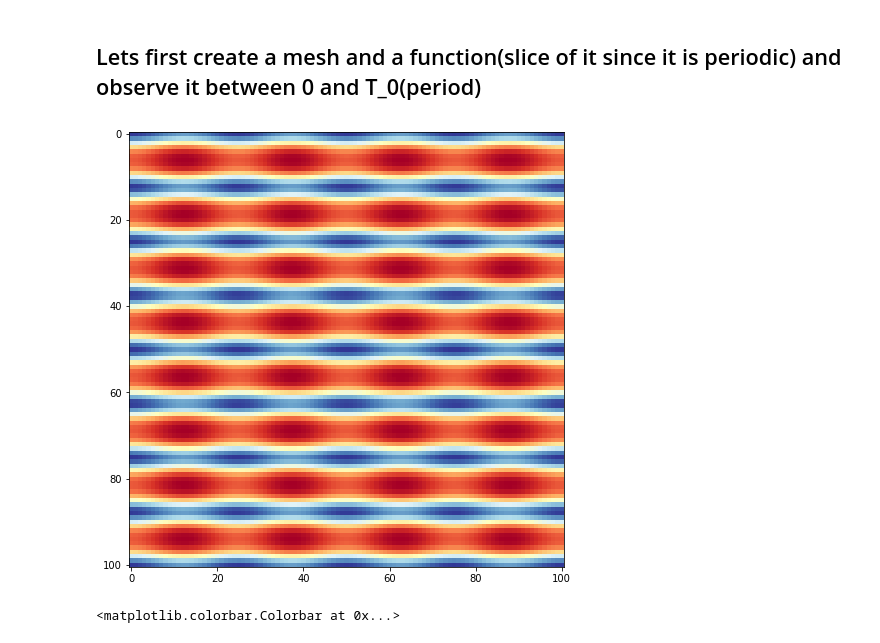
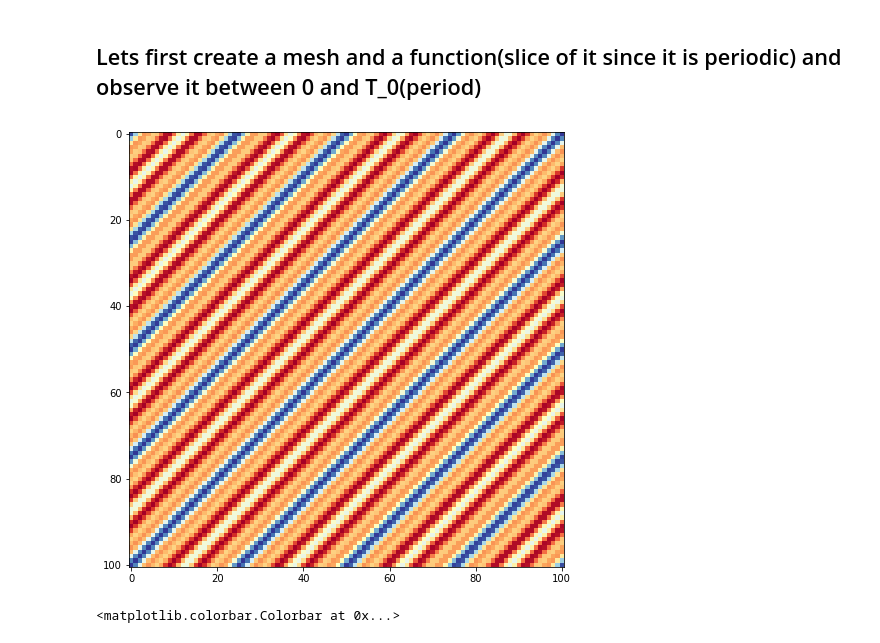
Before and after one commit to caglayanoaras/XRD, a Jupyter notebook: FourierTutorials/FourierTransform_2d.ipynb, the cells around one changed output. Drawn from its saved outputs; the diff is of its cells as text; code cells hidden in the pictures.

```diff
--- a/FourierTutorials/FourierTransform_2d.ipynb
+++ b/FourierTutorials/FourierTransform_2d.ipynb
@@ -16,18 +16,18 @@ y_values = np.linspace(-T_0/2,T_0/2, N)
 
 xx, yy = np.meshgrid(x_values, y_values)
 # %%
-k  = np.array([0,1]) *20
-k2 = np.array([1,0]) *5
-k3 = np.array([0,-1])*10
+k  = np.array([1,1]) *20
+k2 = np.array([1,1]) *5
+k3 = np.array([-1,-1])*10
 #func = np.sin(k_unit[0]*xx+k_unit[1]*yy*-1)
-func  = e**(1j * (k[0]*xx+k[1]*yy) ) + e**(1j * (k2[0]*xx+k2[1]*yy) ) + 5*e**(1j * (k3[0]*xx+k3[1]*yy) )
+func  = e**(1j * (k[0]*xx+k[1]*yy) ) + e**(1j * (k2[0]*xx+k2[1]*yy) ) + 1*e**(1j * (k3[0]*xx+k3[1]*yy) )
 
 #Wavevector in 2d: Play with k
 plt.figure(figsize=(8,8))
 plt.subplot(1, 1, 1)
 plt.imshow(func.real).set_cmap("RdYlBu")
 # %% [output]
-[figure, old version]
+[figure, new version]
 # %%
 from numpy.fft import fft2, fftshift, fftfreq
 a,b =func.shape
```
Also changed, not shown: 10 other files.
